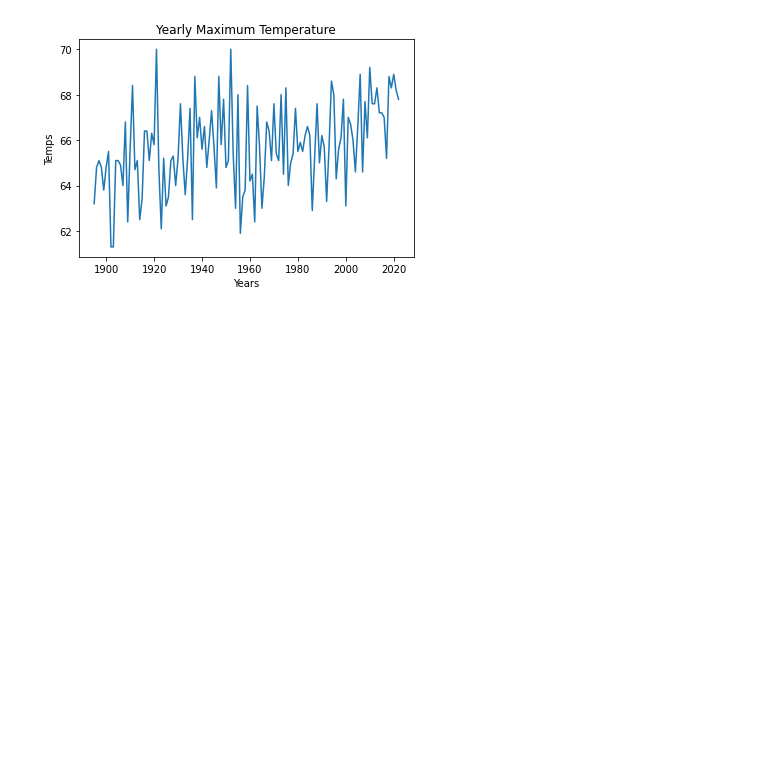
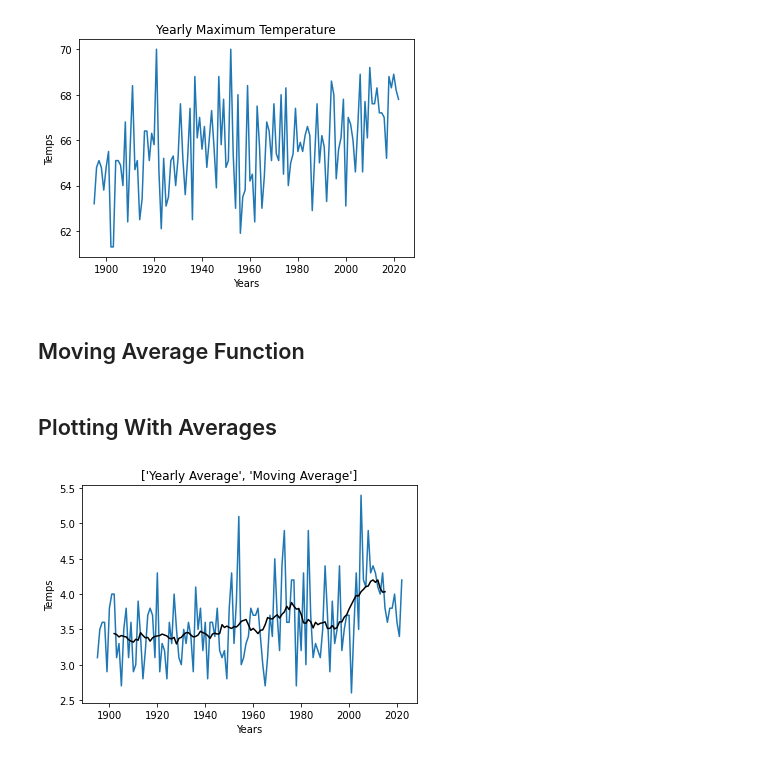
Before and after one commit to CameronChadwick/maine_climate, a Jupyter notebook: maine_climate.ipynb, the cells around one changed output. Drawn from its saved outputs; the diff is of its cells as text; code cells hidden in the pictures; blank space fills up the shorter version.

```diff
--- a/maine_climate.ipynb
+++ b/maine_climate.ipynb
@@ -140,3 +147,38 @@ plotting_yearly(temp_df, 'Yearly Max', 'Yearly Maximum Temperature', 'Years', 'T
 [figure]
 [figure]
 [figure]
+# %% [markdown]
+## Moving Average Function
+# %%
+def weighted(x_list, w, fil_len):
+  output = []
+  ns = fil_len - 1
+  for index in range(len(x_list) - ns):
+    wxl = 0
+    for n in range(fil_len):
+      wx = (w[n] * x_list[n + index])
+      wxl += wx
+
+    wsum = sum(w)
+    weight_avg_val = wxl/wsum
+    output.append(weight_avg_val)
+  return output
+# %% [markdown]
+## Plotting With Averages
+# %%
+def plotting_avg(frame, col, leng, title, xlabel, ylabel):
+  wts = [1 for i in range(leng)]
+  move_col = weighted(frame[col], wts, leng)
+  move_year = weighted(frame['Date'], wts, leng)
+
+  plt.figure()
+  plt.plot(frame['Date'], frame[col])
+  plt.plot(move_year, move_col, color='black')
+  plt.title([col, title])
+  plt.xlabel(xlabel)
+  plt.ylabel(ylabel)
+
+
+plotting_avg(prcp_df, 'Yearly Average', 15, 'Moving Average', 'Years', 'Temps')
+# %% [output]
+[figure, added]
```
Also changed, not shown: parts of 3 cells of this notebook.
